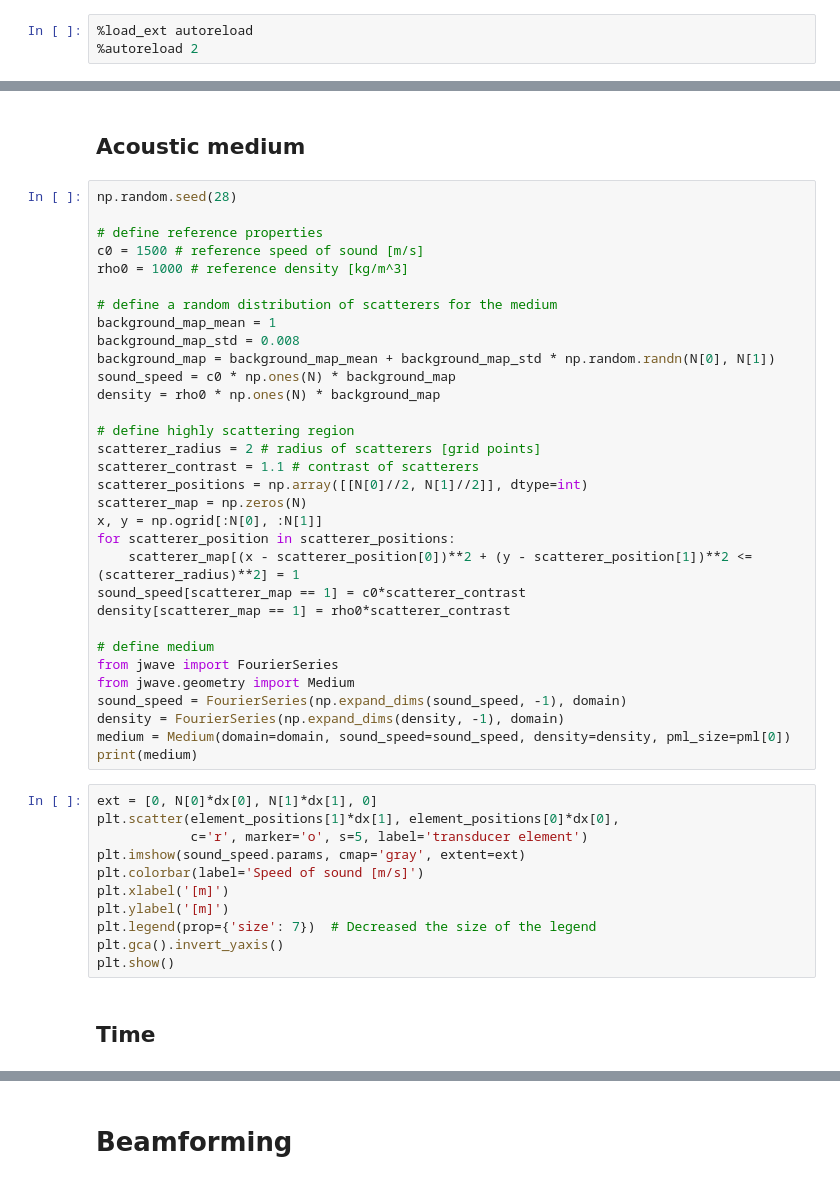
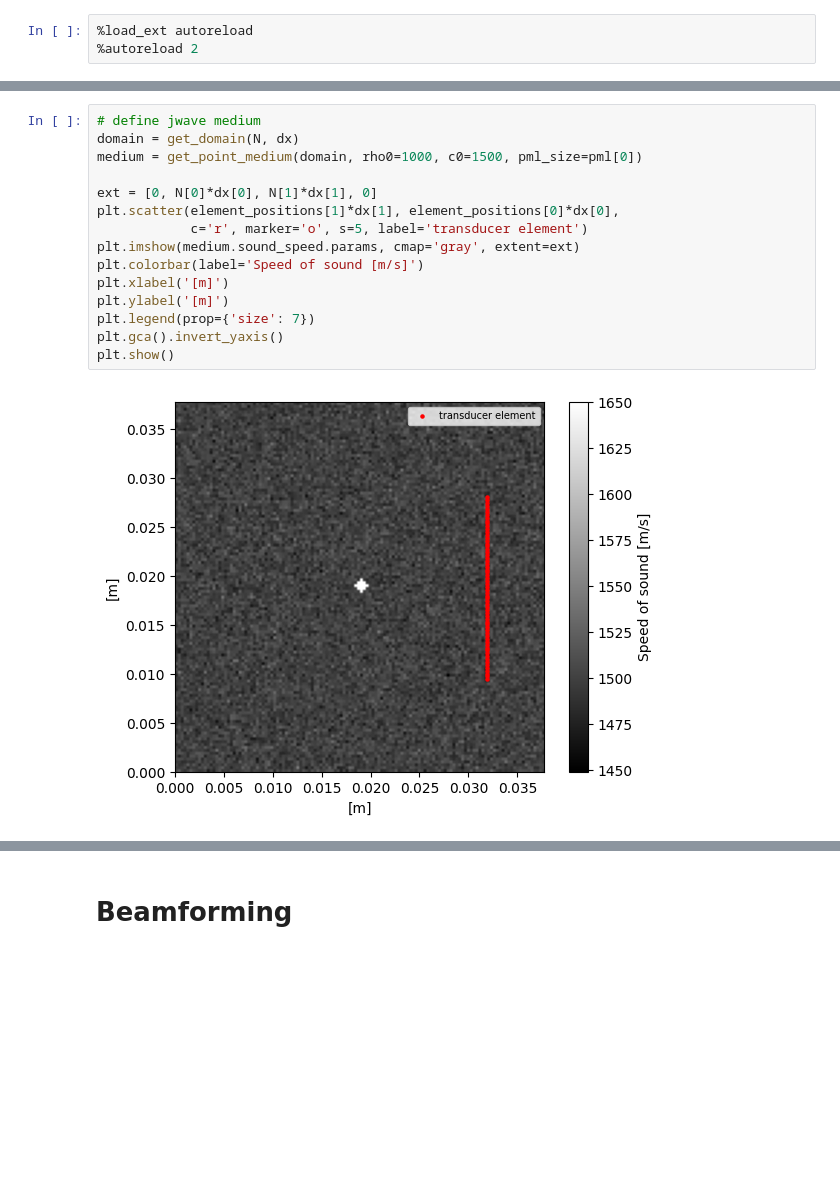
Before and after one commit to thomasrribeiro/brainhackFUS, a Jupyter notebook: notebooks/reconstruction.ipynb, the cells around one changed output, grey strips where cells are left out. Cells and saved outputs as stored; diff of their text form; blank space fills up the shorter version.

Commit message:
jwave functions

```diff
--- a/notebooks/reconstruction.ipynb
+++ b/notebooks/reconstruction.ipynb
@@ -48,49 +44,19 @@ element_positions = np.array([
-# %% [markdown]
-## Acoustic medium
-# %%
-np.random.seed(28)
-
-# define reference properties
-c0 = 1500 # reference speed of sound [m/s]
-rho0 = 1000 # reference density [kg/m^3]
-
-# define a random distribution of scatterers for the medium
-background_map_mean = 1
-background_map_std = 0.008
-background_map = background_map_mean + background_map_std * np.random.randn(N[0], N[1])
-sound_speed = c0 * np.ones(N) * background_map
-density = rho0 * np.ones(N) * background_map
-
-# define highly scattering region
-scatterer_radius = 2 # radius of scatterers [grid points]
-scatterer_contrast = 1.1 # contrast of scatterers
-scatterer_positions = np.array([[N[0]//2, N[1]//2]], dtype=int)
-scatterer_map = np.zeros(N)
-x, y = np.ogrid[:N[0], :N[1]]
-for scatterer_position in scatterer_positions:
-    scatterer_map[(x - scatterer_position[0])**2 + (y - scatterer_position[1])**2 <= (scatterer_radius)**2] = 1
-sound_speed[scatterer_map == 1] = c0*scatterer_contrast
-density[scatterer_map == 1] = rho0*scatterer_contrast
-
-# define medium
-from jwave import FourierSeries
-from jwave.geometry import Medium
-sound_speed = FourierSeries(np.expand_dims(sound_speed, -1), domain)
-density = FourierSeries(np.expand_dims(density, -1), domain)
-medium = Medium(domain=domain, sound_speed=sound_speed, density=density, pml_size=pml[0])
-print(medium)
 # %%
+# define jwave medium
+domain = get_domain(N, dx)
+medium = get_point_medium(domain, rho0=1000, c0=1500, pml_size=pml[0])
+
 ext = [0, N[0]*dx[0], N[1]*dx[1], 0]
 plt.scatter(element_positions[1]*dx[1], element_positions[0]*dx[0],
             c='r', marker='o', s=5, label='transducer element')
-plt.imshow(sound_speed.params, cmap='gray', extent=ext)
+plt.imshow(medium.sound_speed.params, cmap='gray', extent=ext)
 plt.colorbar(label='Speed of sound [m/s]')
 plt.xlabel('[m]')
 plt.ylabel('[m]')
-plt.legend(prop={'size': 7})  # Decreased the size of the legend
+plt.legend(prop={'size': 7})
 plt.gca().invert_yaxis()
 plt.show()
+# %% [output]
+[figure, added]
-# %% [markdown]
-## Time
 # %%
 from jwave.geometry import TimeAxis
```
Also changed, not shown: parts of 20 cells of this notebook, 3 other files.
